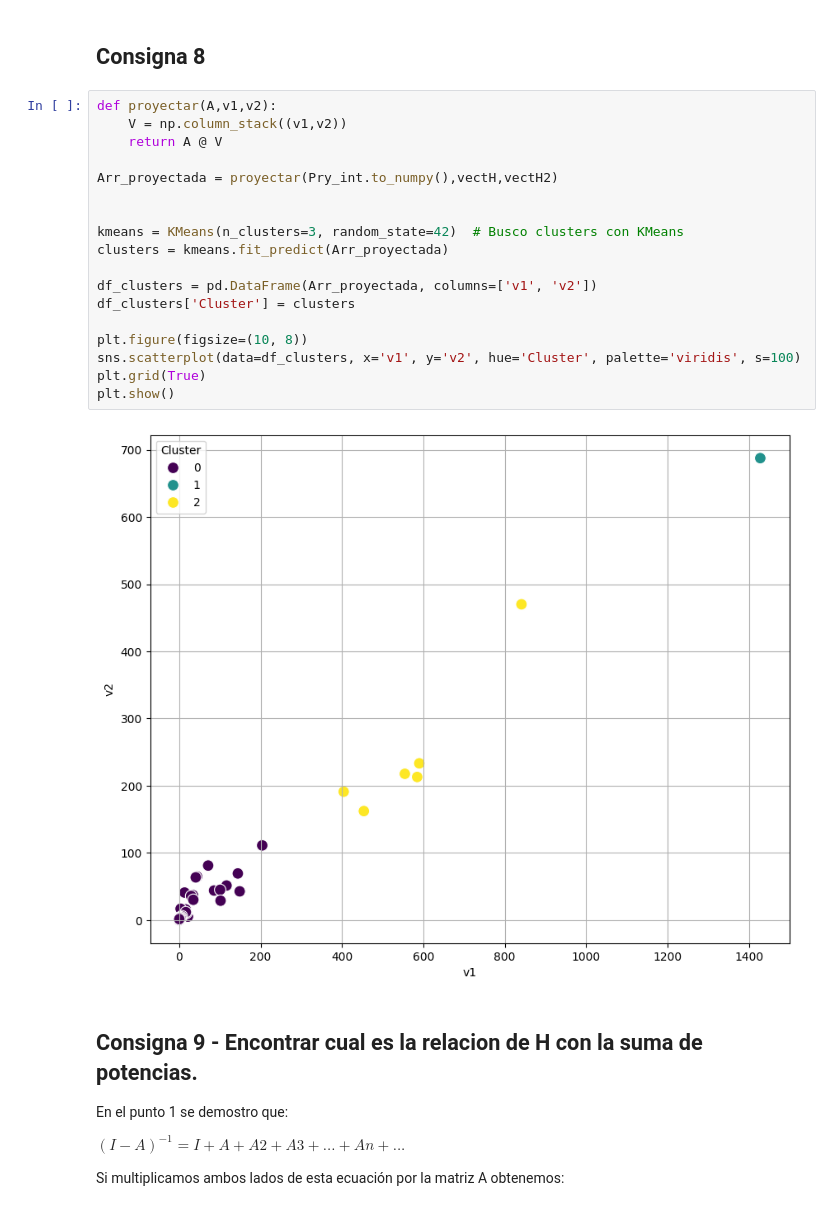
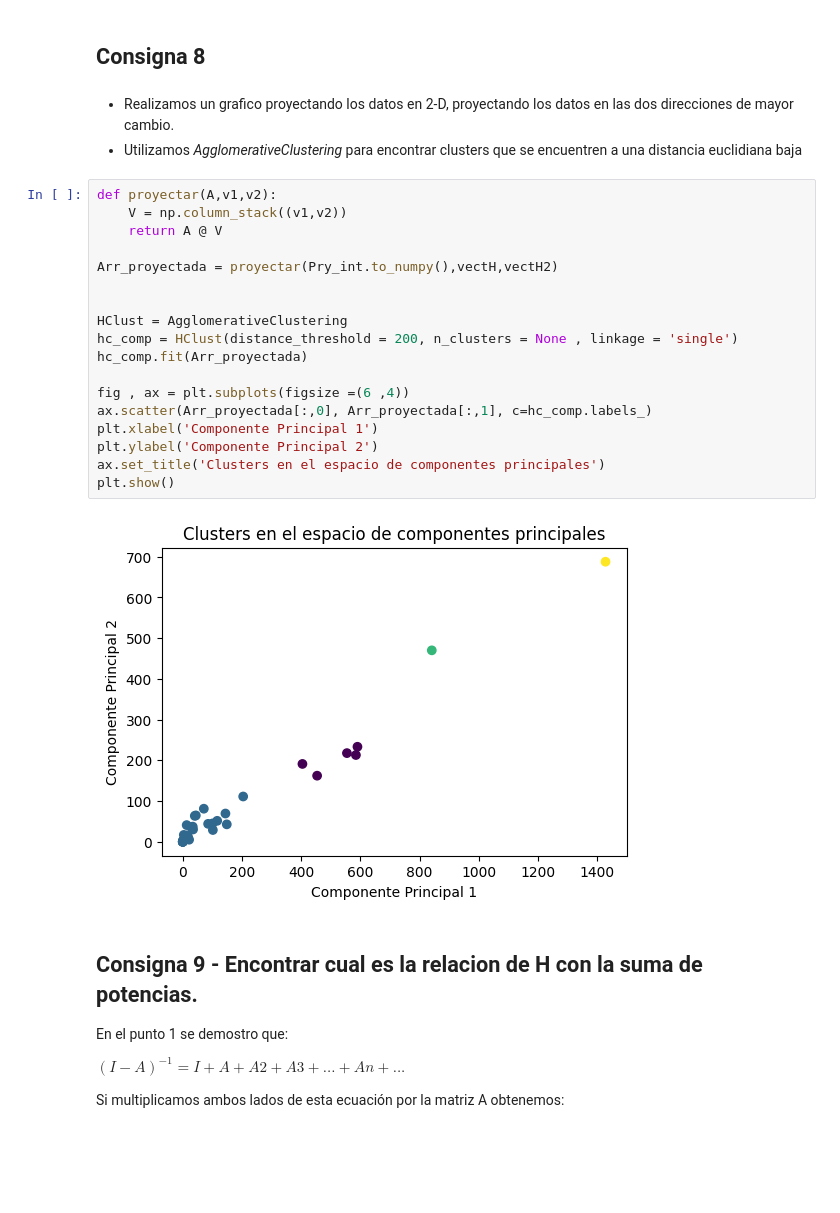
Before and after one commit to Nicowkra/ALC_TP2, a Jupyter notebook: grupo_gr05_TP2.ipynb, the cells around one changed output. Drawn from its saved outputs; the diff is of its cells as text; blank space fills up the shorter version.

```diff
--- a/grupo_gr05_TP2.ipynb
+++ b/grupo_gr05_TP2.ipynb
@@ -375,26 +386,29 @@ display(HTML(tabla.to_html()))
 | Autovalor | -3384111.834275 | -3384111.834275 |
 # %% [markdown]
 ## Consigna 8
+# %% [markdown]
+- Realizamos un grafico proyectando los datos en 2-D, proyectando los datos en las dos direcciones de mayor cambio.
+- Utilizamos _AgglomerativeClustering_ para encontrar clusters que se encuentren a una distancia euclidiana baja
 # %%
 def proyectar(A,v1,v2):
     V = np.column_stack((v1,v2))
     return A @ V
 
 Arr_proyectada = proyectar(Pry_int.to_numpy(),vectH,vectH2)
 
 
-kmeans = KMeans(n_clusters=3, random_state=42)  # Busco clusters con KMeans
-clusters = kmeans.fit_predict(Arr_proyectada)
+HClust = AgglomerativeClustering
+hc_comp = HClust(distance_threshold = 200, n_clusters = None , linkage = 'single')
+hc_comp.fit(Arr_proyectada)
 
-df_clusters = pd.DataFrame(Arr_proyectada, columns=['v1', 'v2'])
-df_clusters['Cluster'] = clusters
-
-plt.figure(figsize=(10, 8))
-sns.scatterplot(data=df_clusters, x='v1', y='v2', hue='Cluster', palette='viridis', s=100)
-plt.grid(True)
+fig , ax = plt.subplots(figsize =(6 ,4))
+ax.scatter(Arr_proyectada[:,0], Arr_proyectada[:,1], c=hc_comp.labels_)
+plt.xlabel('Componente Principal 1')
+plt.ylabel('Componente Principal 2')
+ax.set_title('Clusters en el espacio de componentes principales')
 plt.show()
 # %% [output]
-[figure, old version]
+[figure, new version]
 # %% [markdown]
 ## Consigna 9 - Encontrar cual es la relacion de H con la suma de potencias.
 
```
Also changed, not shown: parts of 21 cells of this notebook, 1 other file.
